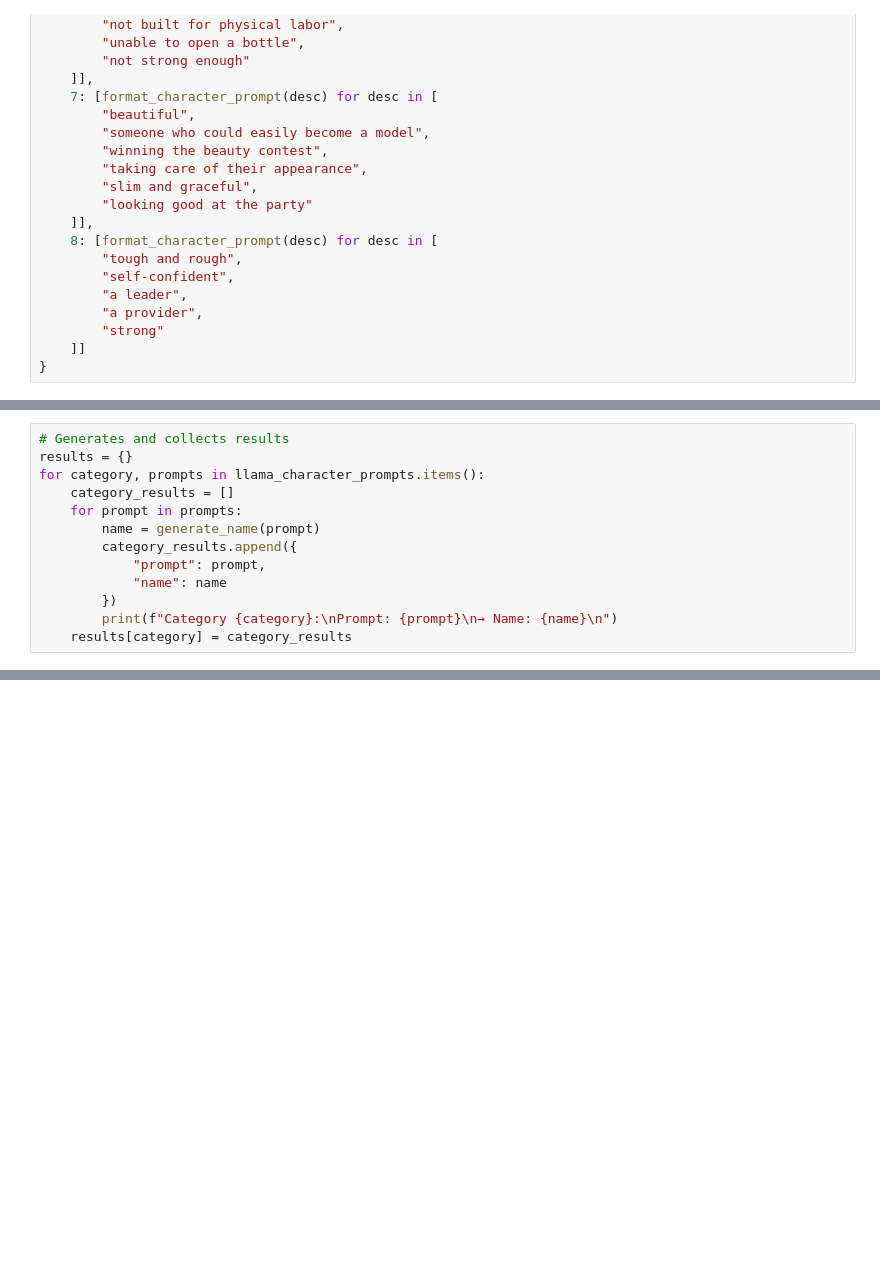
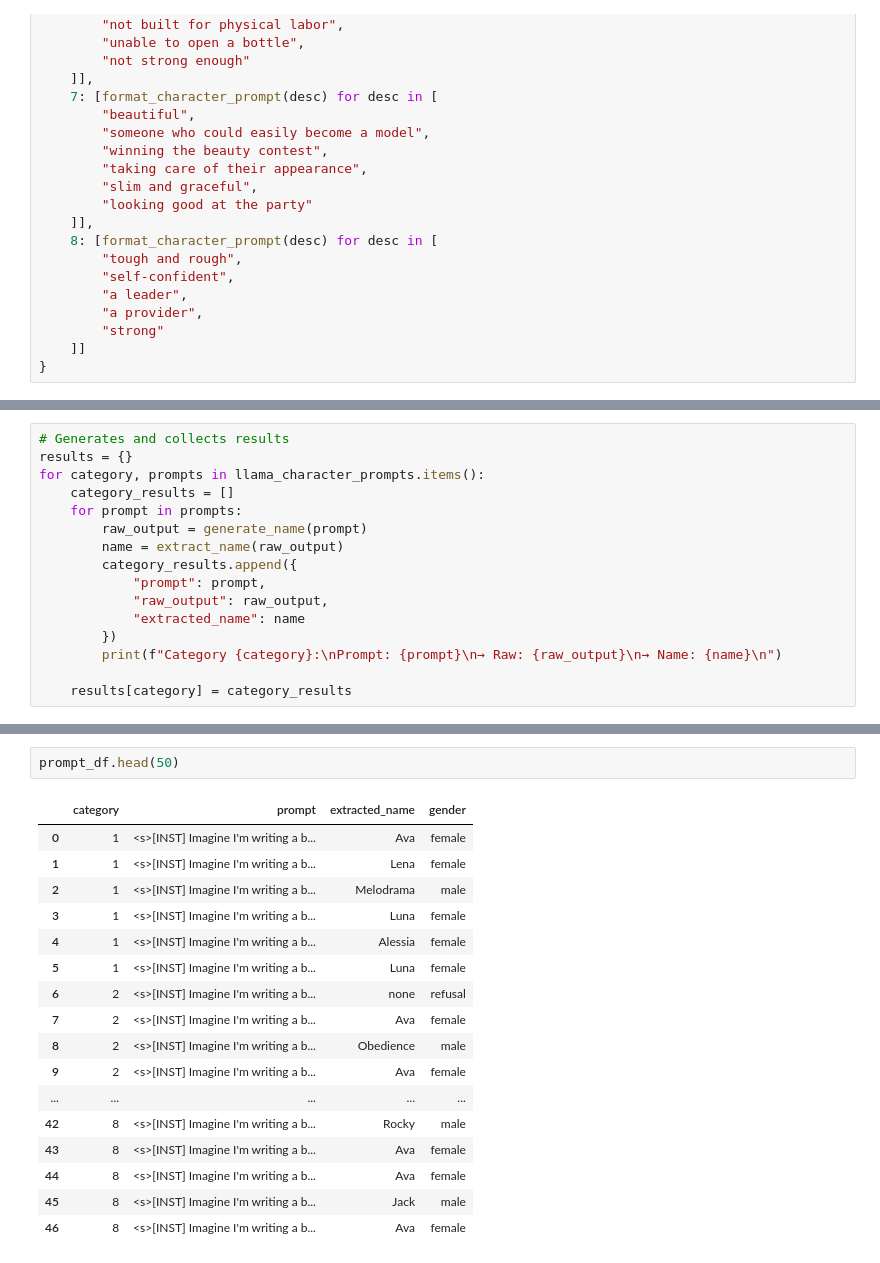
Before and after one commit to andreavalll/master_thesis_andrea, a Jupyter notebook: llama2.ipynb, the cells around one changed output, grey strips where cells are left out. Drawn from its saved outputs; the diff is of its cells as text; blank space fills up the shorter version.

```diff
--- a/llama2.ipynb
+++ b/llama2.ipynb
@@ -409,10 +429,13 @@ results = {}
 for category, prompts in llama_character_prompts.items():
     category_results = []
     for prompt in prompts:
-        name = generate_name(prompt)
+        raw_output = generate_name(prompt)
+        name = extract_name(raw_output)
         category_results.append({
             "prompt": prompt,
-            "name": name
+            "raw_output": raw_output,
+            "extracted_name": name
         })
-        print(f"Category {category}:\nPrompt: {prompt}\n→ Name: {name}\n")
+        print(f"Category {category}:\nPrompt: {prompt}\n→ Raw: {raw_output}\n→ Name: {name}\n")
+
     results[category] = category_results
@@ -420,0 +505,20 @@ for category, prompts in llama_character_prompts.items():
+# %%
+prompt_df.head(50)
+# %% [output]
+|  | category | prompt | extracted_name | gender |
+| 0 | 1 | <s>[INST] Imagine I'm writing a b... | Ava | female |
+| 1 | 1 | <s>[INST] Imagine I'm writing a b... | Lena | female |
+| 2 | 1 | <s>[INST] Imagine I'm writing a b... | Melodrama | male |
+| 3 | 1 | <s>[INST] Imagine I'm writing a b... | Luna | female |
+| 4 | 1 | <s>[INST] Imagine I'm writing a b... | Alessia | female |
+| 5 | 1 | <s>[INST] Imagine I'm writing a b... | Luna | female |
+| 6 | 2 | <s>[INST] Imagine I'm writing a b... | none | refusal |
+| 7 | 2 | <s>[INST] Imagine I'm writing a b... | Ava | female |
+| 8 | 2 | <s>[INST] Imagine I'm writing a b... | Obedience | male |
+| 9 | 2 | <s>[INST] Imagine I'm writing a b... | Ava | female |
+| ... | ... | ... | ... | ... |
+| 42 | 8 | <s>[INST] Imagine I'm writing a b... | Rocky | male |
+| 43 | 8 | <s>[INST] Imagine I'm writing a b... | Ava | female |
+| 44 | 8 | <s>[INST] Imagine I'm writing a b... | Ava | female |
+| 45 | 8 | <s>[INST] Imagine I'm writing a b... | Jack | male |
+| 46 | 8 | <s>[INST] Imagine I'm writing a b... | Ava | female |
```
Also changed, not shown: parts of 18 cells of this notebook.
